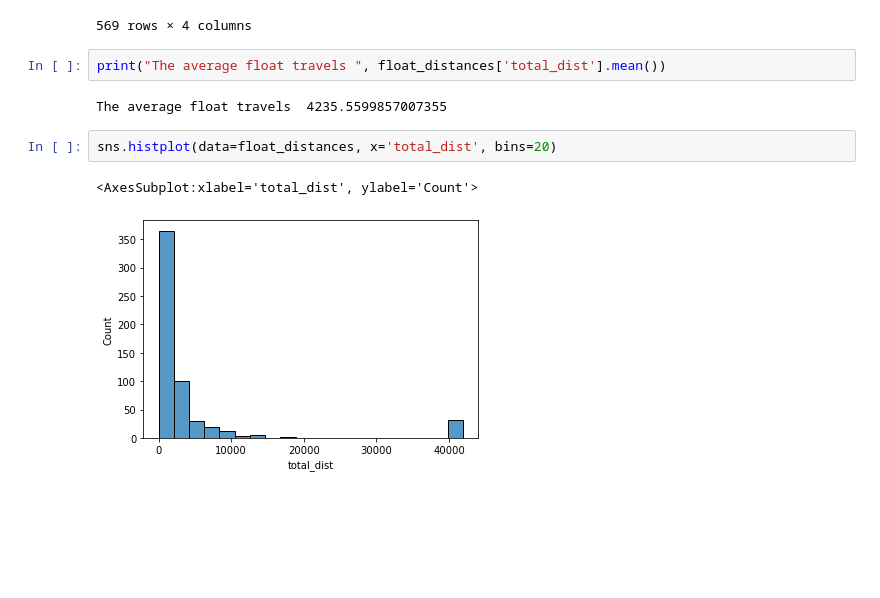
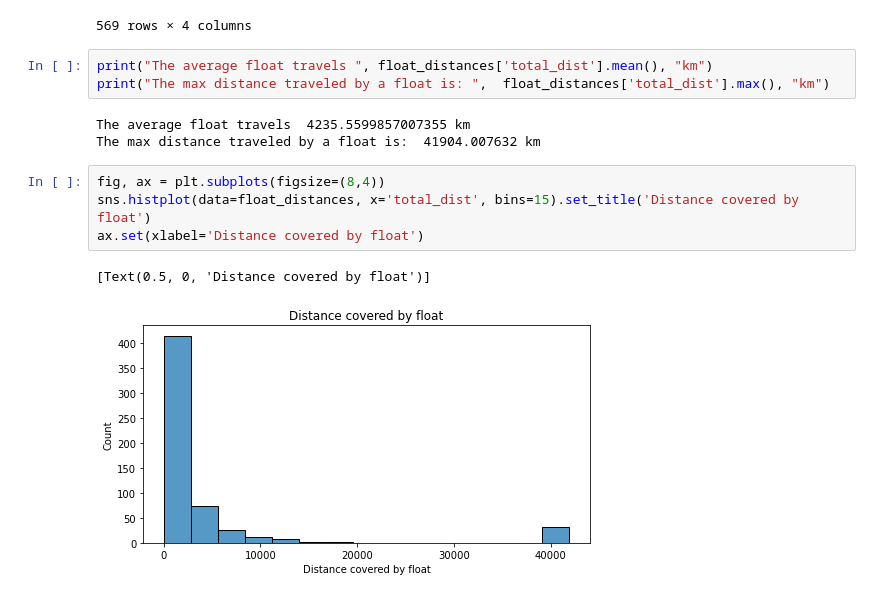
Before and after one commit to gnyirjesy/ocean-depth-characterization, a Jupyter notebook: EDA/float_travels.ipynb, the cells around one changed output. Cells and saved outputs as stored; diff of their text form; blank space fills up the shorter version.

```diff
--- a/EDA/float_travels.ipynb
+++ b/EDA/float_travels.ipynb
@@ -53,11 +57,15 @@ float_distances
 | 568 | 7901001 | 96.081066 | 142.602312 | 238.683378 |
 569 rows × 4 columns
 # %%
-print("The average float travels ", float_distances['total_dist'].mean())
+print("The average float travels ", float_distances['total_dist'].mean(), "km")
+print("The max distance traveled by a float is: ",  float_distances['total_dist'].max(), "km")
 # %% [output]
-The average float travels  4235.5599857007355
+The average float travels  4235.5599857007355 km
+The max distance traveled by a float is:  41904.007632 km
-# %%
-sns.histplot(data=float_distances, x='total_dist', bins=20)
-# %% [output]
-<AxesSubplot:xlabel='total_dist', ylabel='Count'>
-[figure, removed]
+# %%
+fig, ax = plt.subplots(figsize=(8,4))
+sns.histplot(data=float_distances, x='total_dist', bins=15).set_title('Distance covered by float')
+ax.set(xlabel='Distance covered by float')
+# %% [output]
+[Text(0.5, 0, 'Distance covered by float')]
+[figure, added]
```
Also changed, not shown: parts of 12 cells of this notebook, 1 other file.
